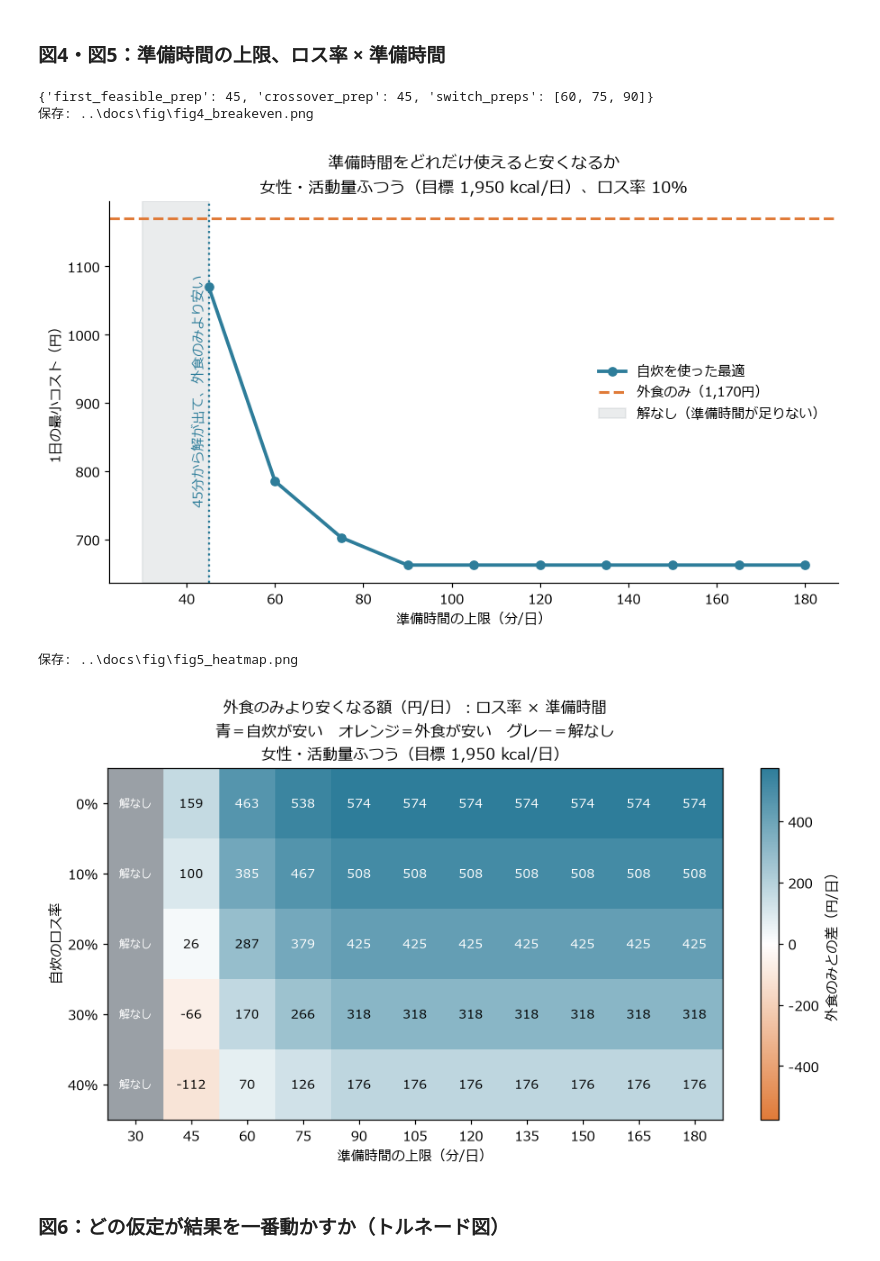
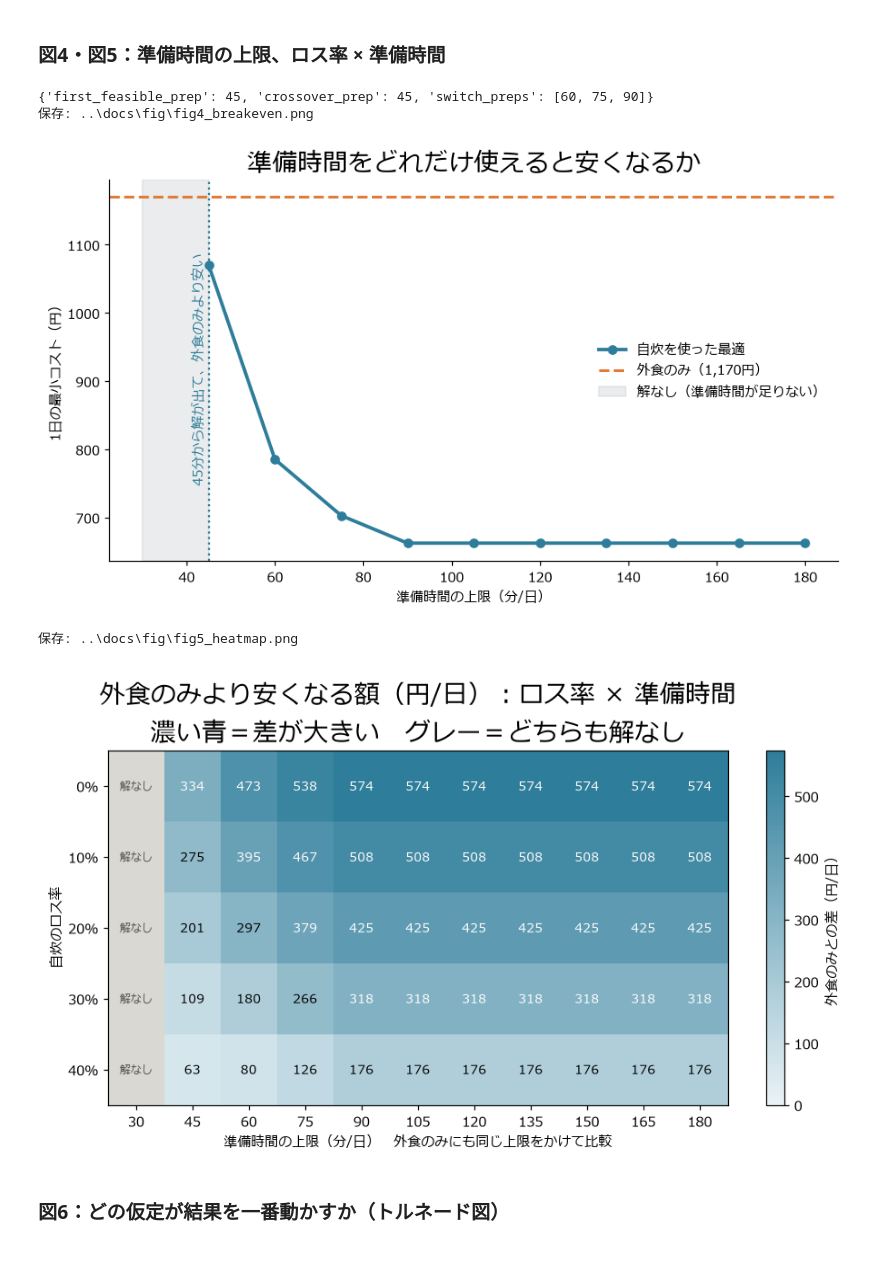
Before and after one commit to c0c2400768/G3_project, a Jupyter notebook: src/sensitivity.ipynb, the cells around one changed output. Saved outputs shown, nothing was run; the diff lists cells and outputs as text; code cells hidden in the pictures.

```diff
--- a/src/sensitivity.ipynb
+++ b/src/sensitivity.ipynb
@@ -178,15 +180,22 @@ def switch_points(curve):
     return out
 
 
-def loss_prep_grid(meals_slot, budget_yen, prep_grid, loss_grid, nutrition_target):
+def loss_prep_grid(meals_slot, budget_yen, prep_grid, loss_grid, nutrition_target, same_prep_limit=False):
     """ロス率 × 準備時間の上限の全組み合わせで optimize を回し、縦持ちの表を返す。
 
     戻り値（DataFrame、組み合わせ1つにつき1行）
       loss_rate, max_prep_min, feasible, total_cost（解なしは NaN）,
       saving_per_day（外食のみとの差・円/日。外食のみが解なしなら NaN）, n_cooked（解なしは NaN）
+    same_prep_limit=True なら、外食のみにも各列と同じ準備時間の上限をかけて比べる（False は上限なしの外食のみと比べる）。
     """
     base = eatout_baseline(meals_slot, budget_yen, nutrition_target)  # 外食はロス率に関係しないので1回だけ
     base_cost = base["total_cost"] if base["feasible"] else np.nan    # 解なしは NaN
+    # 上限ごとの外食のみの最小コスト（same_prep_limit=True のときだけ使う。外食はロス率に関係しない）
+    base_by_prep = {}
+    if same_prep_limit:
+        for prep in prep_grid:
+            b = eatout_baseline(meals_slot, budget_yen, nutrition_target, max_prep_min=prep)
+            base_by_prep[prep] = b["total_cost"] if b["feasible"] else np.nan
     rows = []  # 組み合わせごとの結果を1行ずつ貯める
     for loss in loss_grid:
         m = apply_loss(meals_slot, loss)  # このロス率での自炊コストに直した表
@@ -194,9 +203,10 @@ def loss_prep_grid(meals_slot, budget_yen, prep_grid, loss_grid, nutrition_targe
             # このロス率・この上限での最適な1日
             r = optimize(m, budget_yen, prep, nutrition_target)
             if r["feasible"]:
+                b_cost = base_by_prep[prep] if same_prep_limit else base_cost  # 比べる外食のみの費用
                 rows.append({"loss_rate": loss, "max_prep_min": prep, "feasible": True,
                              "total_cost": r["total_cost"],
-                             "saving_per_day": base_cost - r["total_cost"],  # 外食のみとの差
+                             "saving_per_day": b_cost - r["total_cost"],  # 外食のみとの差
                              "n_cooked": int((r["selected"]["type"] == COOK).sum())})
             else:
                 # 解なしは NaN で残す（ヒートマップでは灰色のセルになる）
@@ -761,7 +771,7 @@ if P_SV["feasible"]:
     ax.text(0.98, 0.97, f"節約額\n1日   {P_SV['per_day']:,.0f}円\n1週間 {P_SV['per_week']:,.0f}円\n1か月 {P_SV['per_month']:,.0f}円",
             transform=ax.transAxes, ha="right", va="top", fontsize=12, linespacing=1.6,
             bbox=dict(boxstyle="round,pad=0.5", fc="#F3F6F8", ec=C_GRAY))
-    ax.set_title(f"1日の食費：外食のみ vs 自炊を使った最適\n{P_LABEL}、準備時間の上限 {P_PREP}分/日", fontsize=12)
+    ax.set_title(f"1日の食費：外食のみ vs 自炊を使った最適", fontsize=18)
     ax.spines[["top", "right"]].set_visible(False)
     save_fig(fig, "fig1_savings.png")
     plt.show()
@@ -884,48 +894,49 @@ if P_SW["crossover_prep"] is not None:
     ax.axvline(P_SW["crossover_prep"], color=C_COOK, ls=":", lw=1.5)
     ax.text(P_SW["crossover_prep"] - 1, 0.5, f"{P_SW['crossover_prep']}分から解が出て、外食のみより安い",
             transform=ax.get_xaxis_transform(), rotation=90, ha="right", va="center", fontsize=10, color=C_COOK)
 ax.set_xlabel("準備時間の上限（分/日）")
 ax.set_ylabel("1日の最小コスト（円）")
-ax.set_title(f"準備時間をどれだけ使えると安くなるか\n{P_LABEL}、ロス率 {P_LOSS:.0%}", fontsize=12)
+ax.set_title(f"準備時間をどれだけ使えると安くなるか", fontsize=18)
 ax.legend(loc="center right", frameon=False)
 ax.spines[["top", "right"]].set_visible(False)
 save_fig(fig, "fig4_breakeven.png")
 plt.show()
 
 # --- 図5：ロス率 × 準備時間の上限（外食のみとの差・円/日） ---
-P_GRID = loss_prep_grid(P_SLOT, P_BUDGET, config.PREP_GRID, config.LOSS_GRID, P_TARGET)
+# 外食のみにも、各列と同じ準備時間の上限をかけて比べる（same_prep_limit=True）
+P_GRID = loss_prep_grid(P_SLOT, P_BUDGET, config.PREP_GRID, config.LOSS_GRID, P_TARGET, same_prep_limit=True)
 pv = P_GRID.pivot(index="loss_rate", columns="max_prep_min", values="saving_per_day")
 fig, ax = plt.subplots(figsize=(10, 4.6))
-# 色：自炊が安い（プラス）＝青、外食が安い（マイナス）＝オレンジ、0＝白、解なし＝グレー
-from matplotlib.colors import LinearSegmentedColormap, TwoSlopeNorm
-cmap = LinearSegmentedColormap.from_list("eat_cook", [C_EAT, "white", C_COOK]).copy()
-cmap.set_bad(C_GRAY)
+# 色：差が大きい＝濃い青、解なし＝グレー（この範囲では差がマイナスになるマスはない）
+from matplotlib.colors import LinearSegmentedColormap
+cmap = LinearSegmentedColormap.from_list("cook", ["#EAF3F7", C_COOK]).copy()
+cmap.set_bad("#D9D8D3")
 vals = pv.to_numpy(float)
-vlim = np.nanmax(np.abs(vals))
-im = ax.imshow(np.ma.masked_invalid(vals), cmap=cmap, norm=TwoSlopeNorm(vmin=-vlim, vcenter=0, vmax=vlim), aspect="auto")
+vmax = np.nanmax(vals)
+im = ax.imshow(np.ma.masked_invalid(vals), cmap=cmap, vmin=0, vmax=vmax, aspect="auto")
 ax.set_xticks(range(len(pv.columns)))
 ax.set_xticklabels([f"{c:g}" for c in pv.columns])
 ax.set_yticks(range(len(pv.index)))
 ax.set_yticklabels([f"{r:.0%}" for r in pv.index])
 for i in range(pv.shape[0]):
     for j in range(pv.shape[1]):
         v = pv.iloc[i, j]
         if np.isnan(v):
-            ax.text(j, i, "解なし", ha="center", va="center", fontsize=8, color="white")
+            ax.text(j, i, "解なし", ha="center", va="center", fontsize=8, color="#52514e")
         else:
-            ax.text(j, i, f"{v:,.0f}", ha="center", va="center", fontsize=9, color="white" if abs(v) > vlim * 0.6 else "black")
-ax.set_xlabel("準備時間の上限（分/日）")
+            ax.text(j, i, f"{v:,.0f}", ha="center", va="center", fontsize=9, color="white" if v > vmax * 0.55 else "black")
+ax.set_xlabel("準備時間の上限（分/日）　外食のみにも同じ上限をかけて比較")
 ax.set_ylabel("自炊のロス率")
-ax.set_title(f"外食のみより安くなる額（円/日）：ロス率 × 準備時間\n青＝自炊が安い　オレンジ＝外食が安い　グレー＝解なし\n{P_LABEL}", fontsize=11)
+ax.set_title(f"外食のみより安くなる額（円/日）：ロス率 × 準備時間\n濃い青＝差が大きい　グレー＝どちらも解なし", fontsize=18)
 fig.colorbar(im, ax=ax, label="外食のみとの差（円/日）")
 save_fig(fig, "fig5_heatmap.png")
 plt.show()
 # %% [output]
 {'first_feasible_prep': 45, 'crossover_prep': 45, 'switch_preps': [60, 75, 90]}
 保存: ..\docs\fig\fig4_breakeven.png
-[figure, old version]
+[figure, new version]
 保存: ..\docs\fig\fig5_heatmap.png
-[figure, old version]
+[figure, new version]
 # %% [markdown]
 ### 図6：どの仮定が結果を一番動かすか（トルネード図）
 # %%
```
Also changed, not shown: parts of 6 cells of this notebook, 1 other file.
